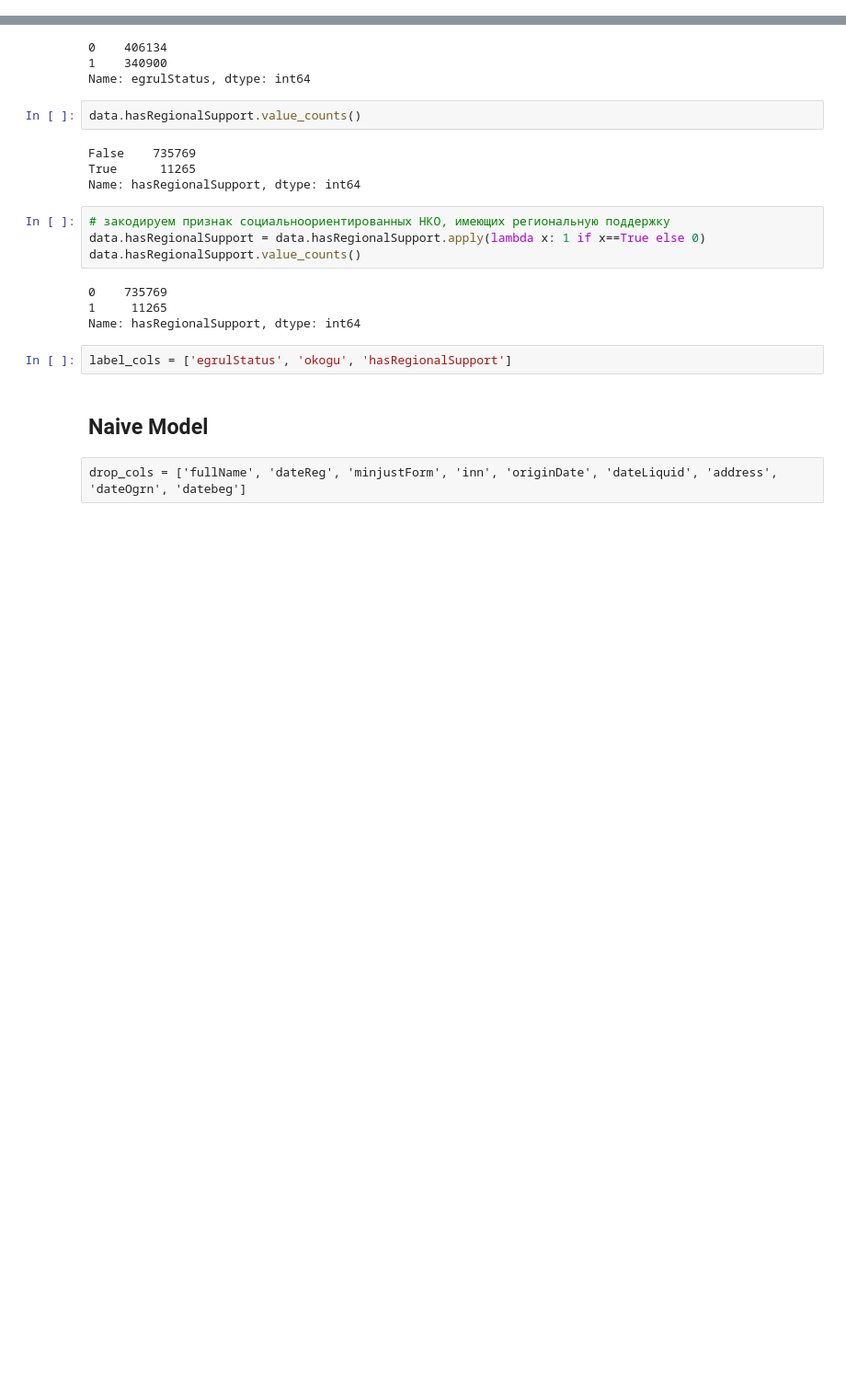
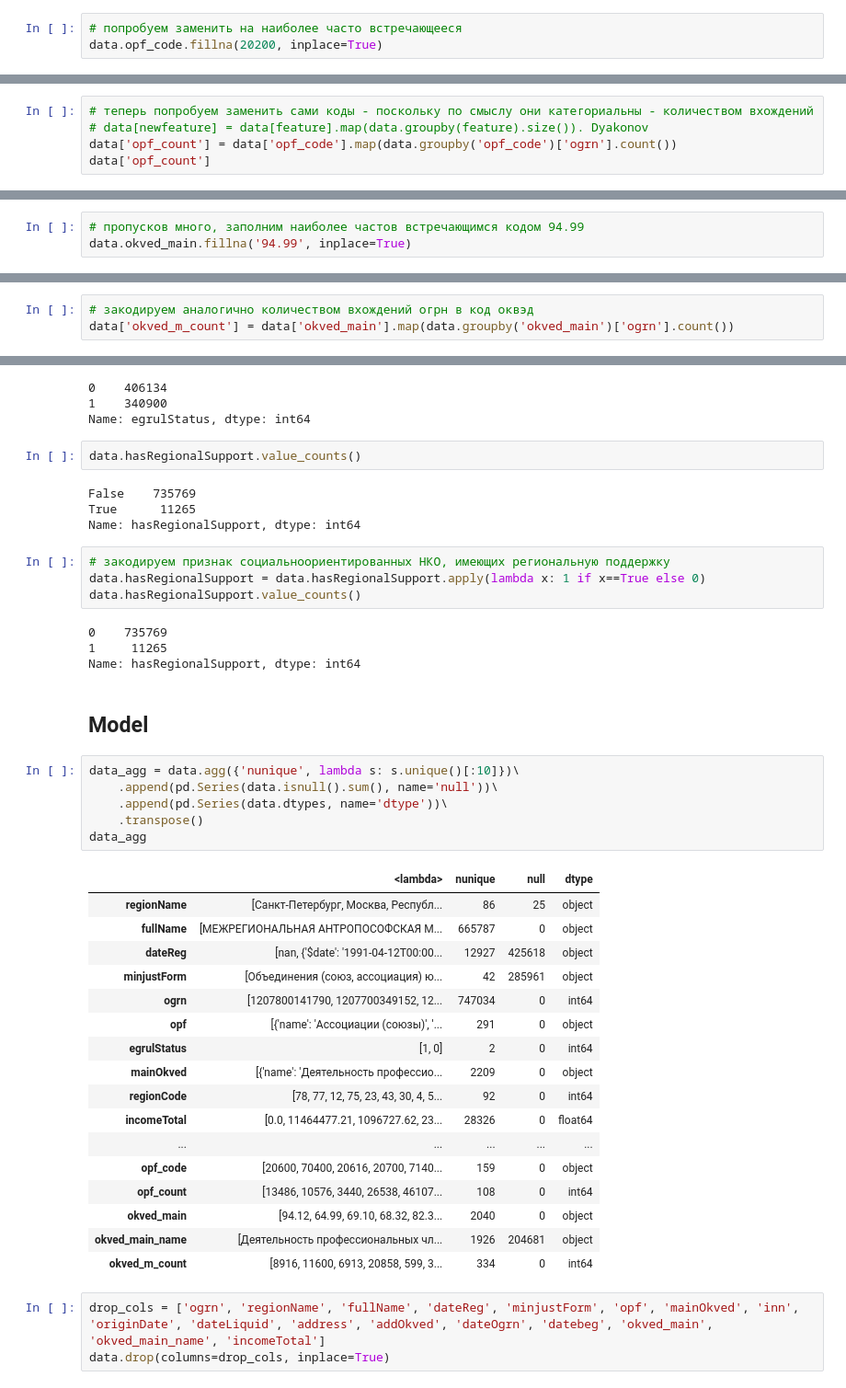
Before and after one commit to Elen-Skri/Projects-DSC, a Jupyter notebook: Teplitsa_hackaton/Case_1_nko_FE.ipynb, the cells around one changed output, grey strips where cells are left out. Shown at 92% size. Cells and saved outputs as stored; diff of their text form; blank space fills up the shorter version.

```diff
--- a/Teplitsa_hackaton/Case_1_nko_FE.ipynb
+++ b/Teplitsa_hackaton/Case_1_nko_FE.ipynb
@@ -343,0 +496,3 @@ data.addOkved[0]
+# %%
+# попробуем заменить на наиболее часто встречающееся
+data.opf_code.fillna(20200, inplace=True)
@@ -343,0 +503,5 @@ data.addOkved[0]
+# %%
+# теперь попробуем заменить сами коды - поскольку по смыслу они категориальны - количеством вхождений
+# data[newfeature] = data[feature].map(data.groupby(feature).size()). Dyakonov
+data['opf_count'] = data['opf_code'].map(data.groupby('opf_code')['ogrn'].count())
+data['opf_count']
@@ -437,0 +614,3 @@ happy
+# %%
+# пропусков много, заполним наиболее частов встречающимся кодом 94.99
+data.okved_main.fillna('94.99', inplace=True)
@@ -438,2 +621,5 @@ happy
+# %%
+# закодируем аналогично количеством вхождений огрн в код оквэд
+data['okved_m_count'] = data['okved_main'].map(data.groupby('okved_main')['ogrn'].count())
 # %% [markdown]
 ### Labelencoding
@@ -487,9 +666,32 @@ data.hasRegionalSupport.value_counts()
 0    735769
 1     11265
 Name: hasRegionalSupport, dtype: int64
-# %%
-label_cols = ['egrulStatus', 'okogu', 'hasRegionalSupport']
 # %% [markdown]
-## Naive Model
+##  Model
-# %% [raw]
-drop_cols = ['fullName', 'dateReg', 'minjustForm', 'inn', 'originDate', 'dateLiquid', 'address', 'dateOgrn', 'datebeg']
+# %%
+data_agg = data.agg({'nunique', lambda s: s.unique()[:10]})\
+    .append(pd.Series(data.isnull().sum(), name='null'))\
+    .append(pd.Series(data.dtypes, name='dtype'))\
+    .transpose()
+data_agg
+# %% [output]
+|  | <lambda> | nunique | null | dtype |
+| regionName | [Санкт-Петербург, Москва, Республ... | 86 | 25 | object |
+| fullName | [МЕЖРЕГИОНАЛЬНАЯ АНТРОПОСОФСКАЯ М... | 665787 | 0 | object |
+| dateReg | [nan, {'$date': '1991-04-12T00:00... | 12927 | 425618 | object |
+| minjustForm | [Объединения (союз, ассоциация) ю... | 42 | 285961 | object |
+| ogrn | [1207800141790, 1207700349152, 12... | 747034 | 0 | int64 |
+| opf | [{'name': 'Ассоциации (союзы)', '... | 291 | 0 | object |
+| egrulStatus | [1, 0] | 2 | 0 | int64 |
+| mainOkved | [{'name': 'Деятельность профессио... | 2209 | 0 | object |
+| regionCode | [78, 77, 12, 75, 23, 43, 30, 4, 5... | 92 | 0 | int64 |
+| incomeTotal | [0.0, 11464477.21, 1096727.62, 23... | 28326 | 0 | float64 |
+| ... | ... | ... | ... | ... |
+| opf_code | [20600, 70400, 20616, 20700, 7140... | 159 | 0 | object |
+| opf_count | [13486, 10576, 3440, 26538, 46107... | 108 | 0 | int64 |
+| okved_main | [94.12, 64.99, 69.10, 68.32, 82.3... | 2040 | 0 | object |
+| okved_main_name | [Деятельность профессиональных чл... | 1926 | 204681 | object |
+| okved_m_count | [8916, 11600, 6913, 20858, 599, 3... | 334 | 0 | int64 |
+# %%
+drop_cols = ['ogrn', 'regionName', 'fullName', 'dateReg', 'minjustForm', 'opf', 'mainOkved', 'inn', 'originDate', 'dateLiquid', 'address', 'addOkved', 'dateOgrn', 'datebeg', 'okved_main', 'okved_main_name', 'incomeTotal']
+data.drop(columns=drop_cols, inplace=True)
```
Also changed, not shown: parts of 72 cells of this notebook.
